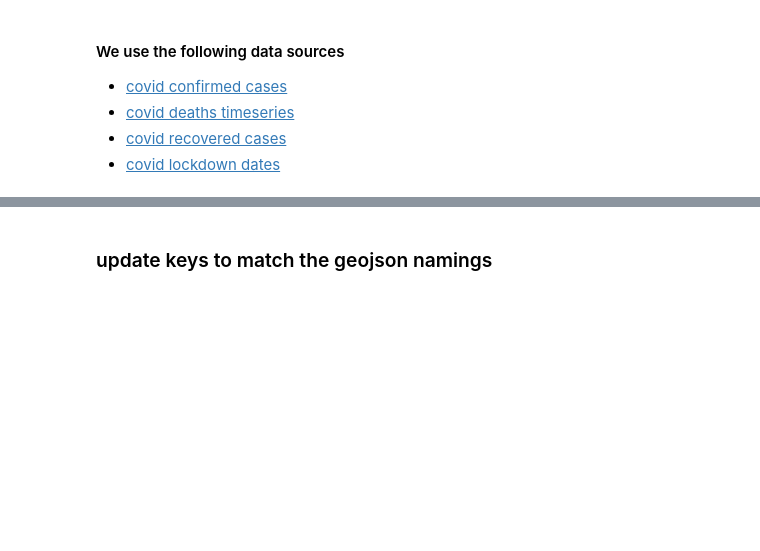
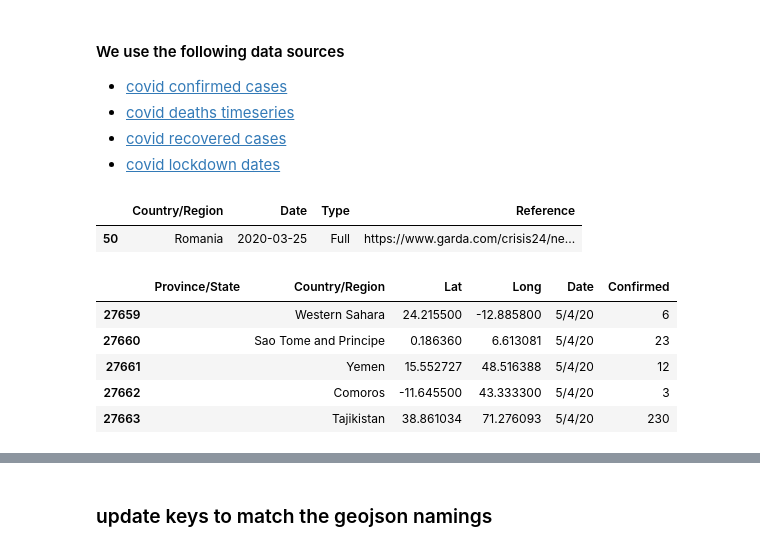
Before and after one commit to nlucian/covid19, a Jupyter notebook: BigDataProject_final.ipynb, the cells around one changed output, grey strips where cells are left out. Cells and saved outputs as stored; diff of their text form; code cells hidden in the pictures; blank space fills up the shorter version.

```diff
--- a/BigDataProject_final.ipynb
+++ b/BigDataProject_final.ipynb
@@ -82,14 +87,24 @@ numbers_recovered = pd.read_csv('https://raw.githubusercontent.com/CSSEGISandDat
 lockdown_dates = pd.read_csv('https://raw.githubusercontent.com/nlucian/covid19/master/datasets/lockdown_country_dates.csv')
 lockdown_Romania=lockdown_dates.loc[lockdown_dates['Country/Region'] == 'Romania']
 
-lockdown_Romania.tail(20)
+lockdown_Romania.tail(5)
+# %% [output]
+|  | Country/Region | Date | Type | Reference |
+| 50 | Romania | 2020-03-25 | Full | https://www.garda.com/crisis24/ne... |
 # %%
-#this part is unpivotting the table from the wide format to the long format
+# this part is unpivotting the table from the wide format to the long format
 confirmed_long = numbers_confirmed.melt(id_vars=["Province/State", "Country/Region", "Lat", "Long"], var_name="Date", value_name="Confirmed").fillna('')
 dead_long = numbers_dead.melt(id_vars=["Province/State", "Country/Region", "Lat", "Long"], var_name="Date", value_name="Deaths").fillna('')
 recovered_long = numbers_recovered.melt(id_vars=["Province/State", "Country/Region", "Lat", "Long"], var_name="Date", value_name="Recovered").fillna('')
 
-confirmed_long.tail(20)
+confirmed_long.tail(5)
+# %% [output]
+|  | Province/State | Country/Region | Lat | Long | Date | Confirmed |
+| 27659 |  | Western Sahara | 24.215500 | -12.885800 | 5/4/20 | 6 |
+| 27660 |  | Sao Tome and Principe | 0.186360 | 6.613081 | 5/4/20 | 23 |
+| 27661 |  | Yemen | 15.552727 | 48.516388 | 5/4/20 | 12 |
+| 27662 |  | Comoros | -11.645500 | 43.333300 | 5/4/20 | 3 |
+| 27663 |  | Tajikistan | 38.861034 | 71.276093 | 5/4/20 | 230 |
 # %%
 # turn the 3 different tables into a single table with all the information, confirmed, dead and recovered
 
```
Also changed, not shown: parts of 21 cells of this notebook.
